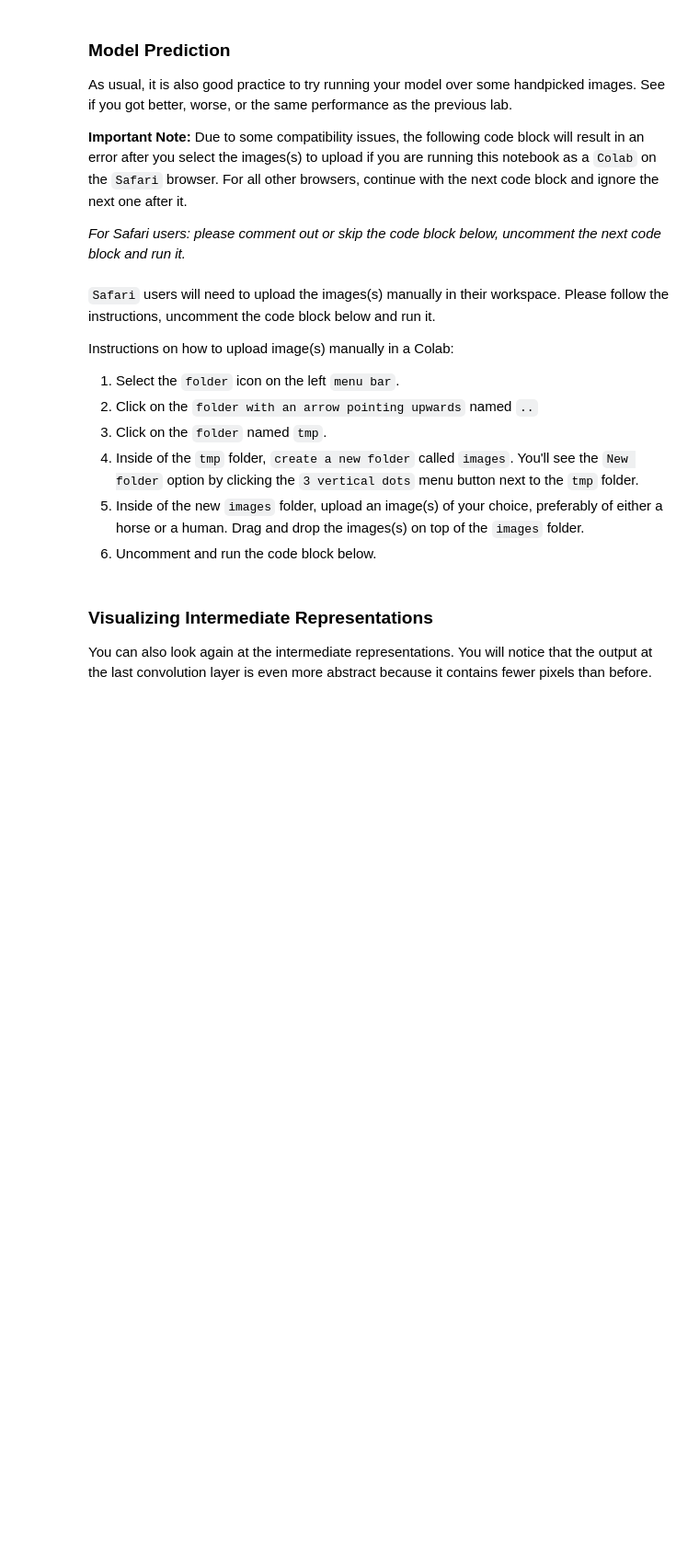
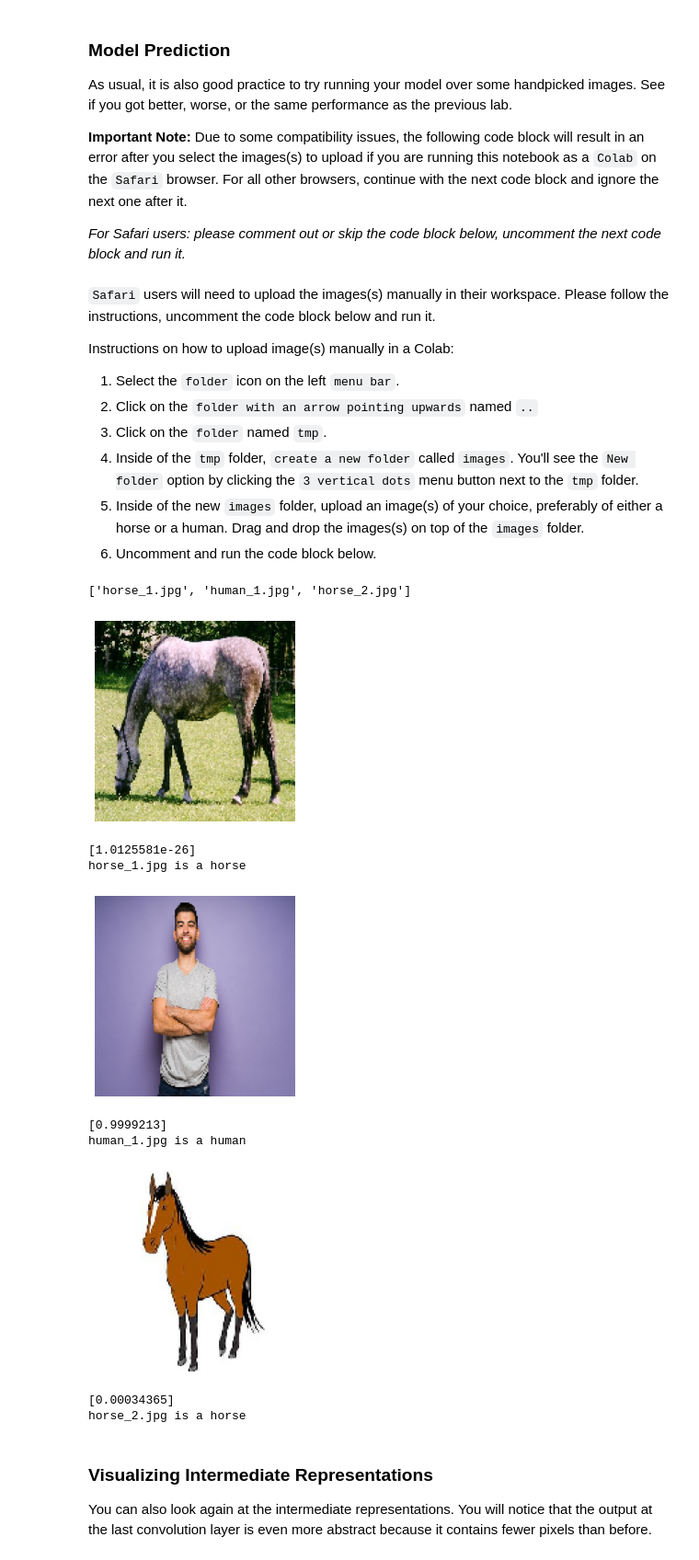
Before and after one commit to d3nsin/TensorFlow_Developer_Professional_Certificate, a Jupyter notebook: Introduction to TensorFlow for AI, ML, and DL/Week4/C1_W4_Lab_3_compacted_images.ipynb, the cells around one changed output. Shown at 92% size. Saved outputs shown, nothing was run; the diff lists cells and outputs as text; code cells hidden in the pictures; blank space fills up the shorter version.

```diff
--- a/Introduction to TensorFlow for AI, ML, and DL/Week4/C1_W4_Lab_3_compacted_images.ipynb
+++ b/Introduction to TensorFlow for AI, ML, and DL/Week4/C1_W4_Lab_3_compacted_images.ipynb
@@ -190,32 +261,51 @@ Instructions on how to upload image(s) manually in a Colab:
 5. Inside of the new `images` folder, upload an image(s) of your choice, preferably of either a horse or a human. Drag and drop the images(s) on top of the `images` folder.
 6. Uncomment and run the code block below.
 # %%
-# # CODE BLOCK FOR SAFARI USERS
+# CODE BLOCK FOR SAFARI USERS
 
-# import numpy as np
-# from tensorflow.keras.utils import load_img, img_to_array
-# import os
+import numpy as np
+from tensorflow.keras.utils import load_img, img_to_array
+import matplotlib.pyplot as plt
+import os
 
-# images = os.listdir("/tmp/images")
+images = []
+for file in os.listdir("./temp_images"):
+    if file.endswith(".jpg"):
+        images.append(file)
 
-# print(images)
+print(images)
 
-# for i in images:
-#  print()
-#  # predicting images
-#  path = '/tmp/images/' + i
-#  img = load_img(path, target_size=(150, 150))
-#  x = img_to_array(img)
-#  x /= 255
-#  x = np.expand_dims(x, axis=0)
-
-#  images = np.vstack([x])
-#  classes = model.predict(images, batch_size=10)
-#  print(classes[0])
-#  if classes[0]>0.5:
-#    print(i + " is a human")
-#  else:
-#    print(i + " is a horse")
+for i in images:
+    print()
+    # predicting images
+    path = './temp_images/' + i
+    img = load_img(path, target_size=(150, 150))
+    # Plot the image
+    plt.imshow(img)
+    plt.axis('off')
+    plt.show()
+    # Preprocess and predict the image
+    x = img_to_array(img)
+    x /= 255
+    x = np.expand_dims(x, axis=0)
+    images = np.vstack([x])
+    classes = model.predict(images, batch_size=10)
+    print(classes[0])
+    if classes[0]>0.5:
+        print(i + " is a human")
+    else:
+        print(i + " is a horse")
+# %% [output]
+['horse_1.jpg', 'human_1.jpg', 'horse_2.jpg']
+[figure, added]
+[1.0125581e-26]
+horse_1.jpg is a horse
+[figure, added]
+[0.9999213]
+human_1.jpg is a human
+[figure, added]
+[0.00034365]
+horse_2.jpg is a horse
 # %% [markdown]
 ### Visualizing Intermediate Representations
 
```
Also changed, not shown: parts of 10 cells of this notebook.
